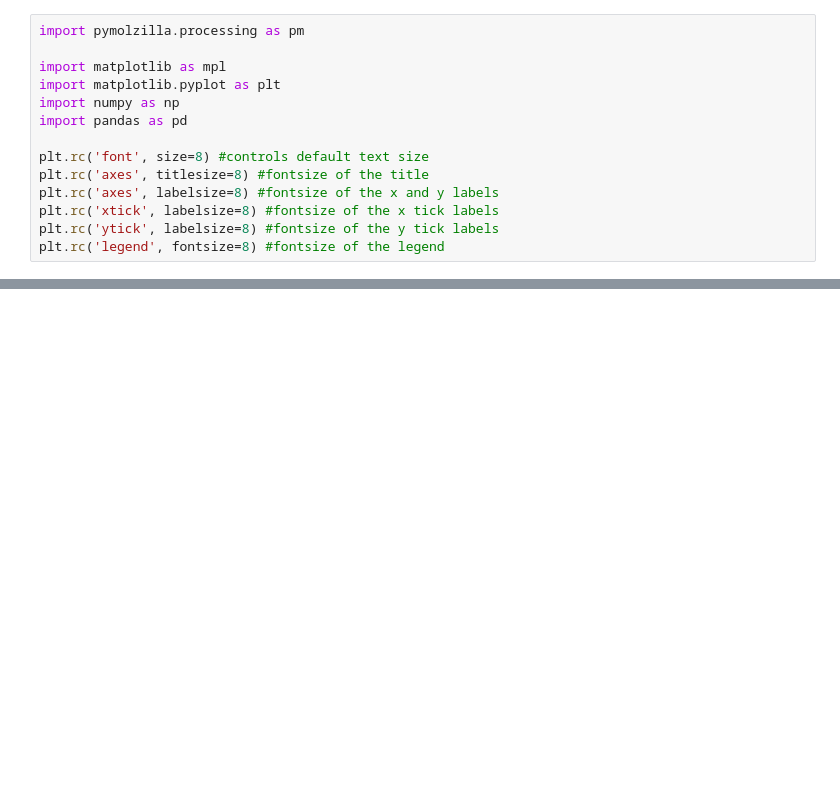
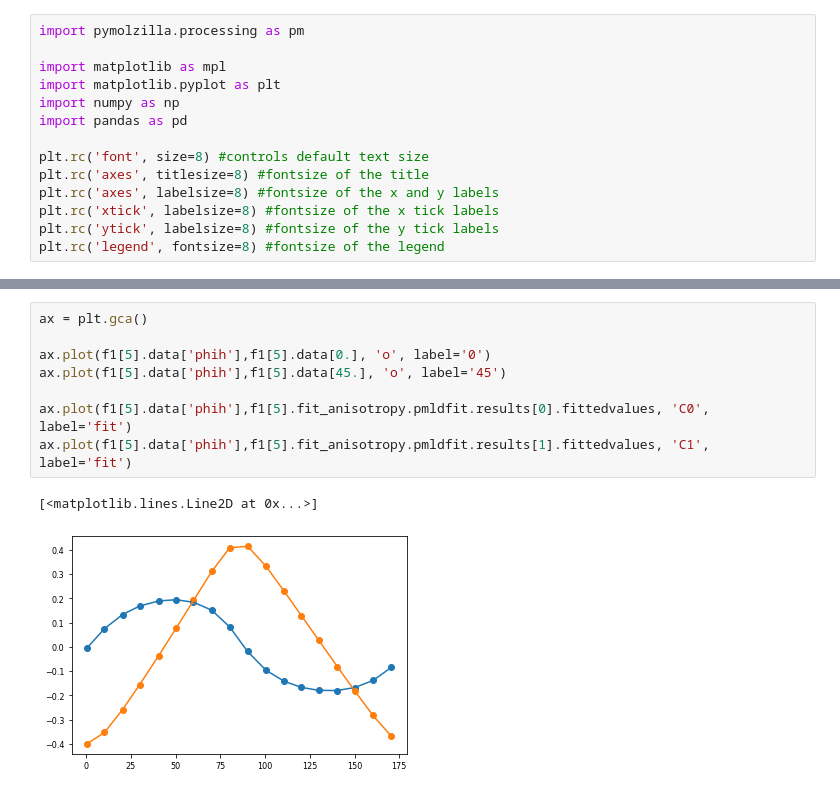
Before and after one commit to vladidobro/thesis, a Jupyter notebook: data/cofe-pmld.ipynb, the cells around one changed output, grey strips where cells are left out. Saved outputs shown, nothing was run; the diff lists cells and outputs as text; blank space fills up the shorter version.

```diff
--- a/data/cofe-pmld.ipynb
+++ b/data/cofe-pmld.ipynb
@@ -115,0 +76,11 @@ loading set: 9
+# %%
+ax = plt.gca()
+
+ax.plot(f1[5].data['phih'],f1[5].data[0.], 'o', label='0')
+ax.plot(f1[5].data['phih'],f1[5].data[45.], 'o', label='45')
+
+ax.plot(f1[5].data['phih'],f1[5].fit_anisotropy.pmldfit.results[0].fittedvalues, 'C0', label='fit')
+ax.plot(f1[5].data['phih'],f1[5].fit_anisotropy.pmldfit.results[1].fittedvalues, 'C1', label='fit')
+# %% [output]
+[<matplotlib.lines.Line2D at 0x...>]
+[figure, added]
```
Also changed, not shown: parts of 6 cells of this notebook, 10 other files.
